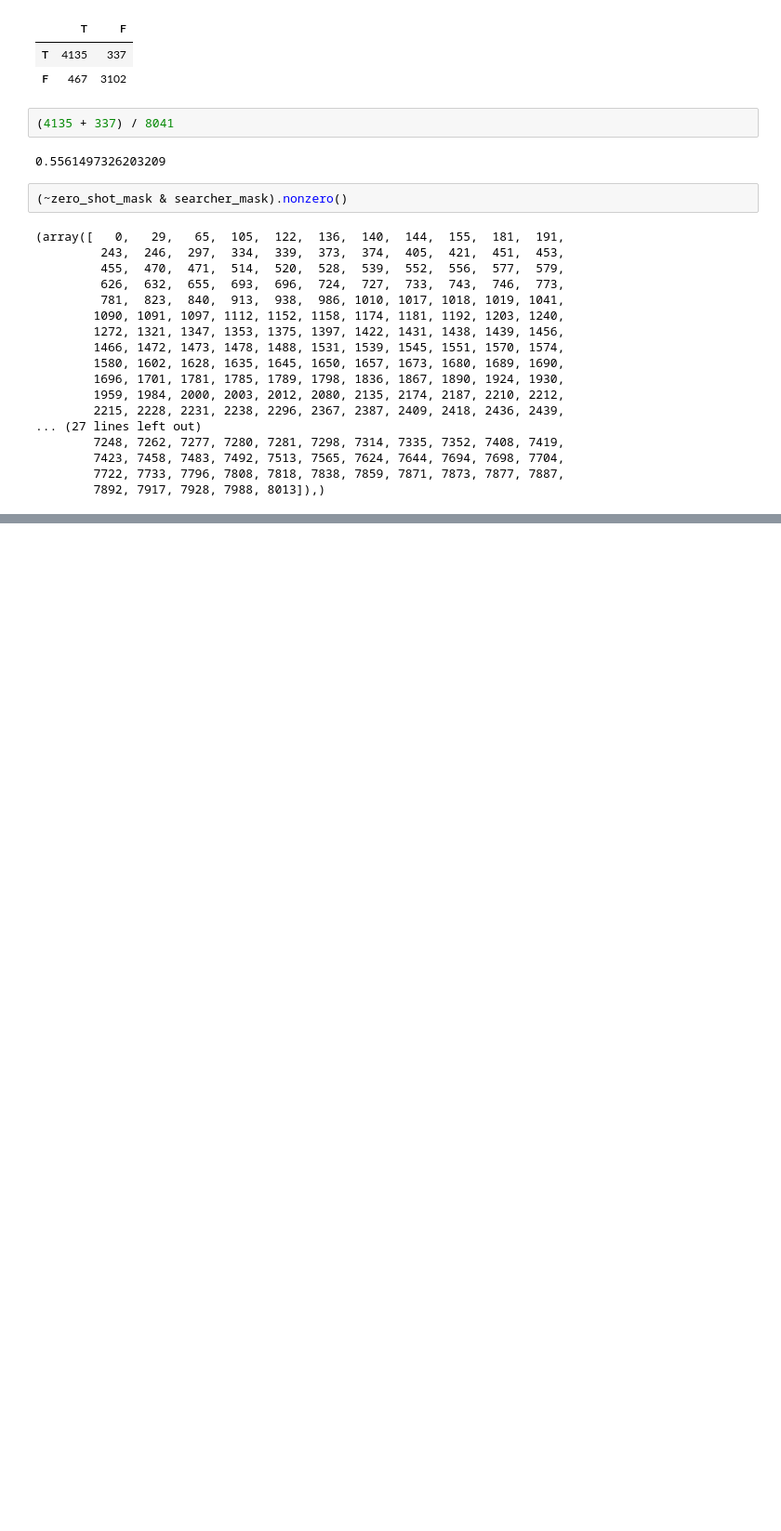
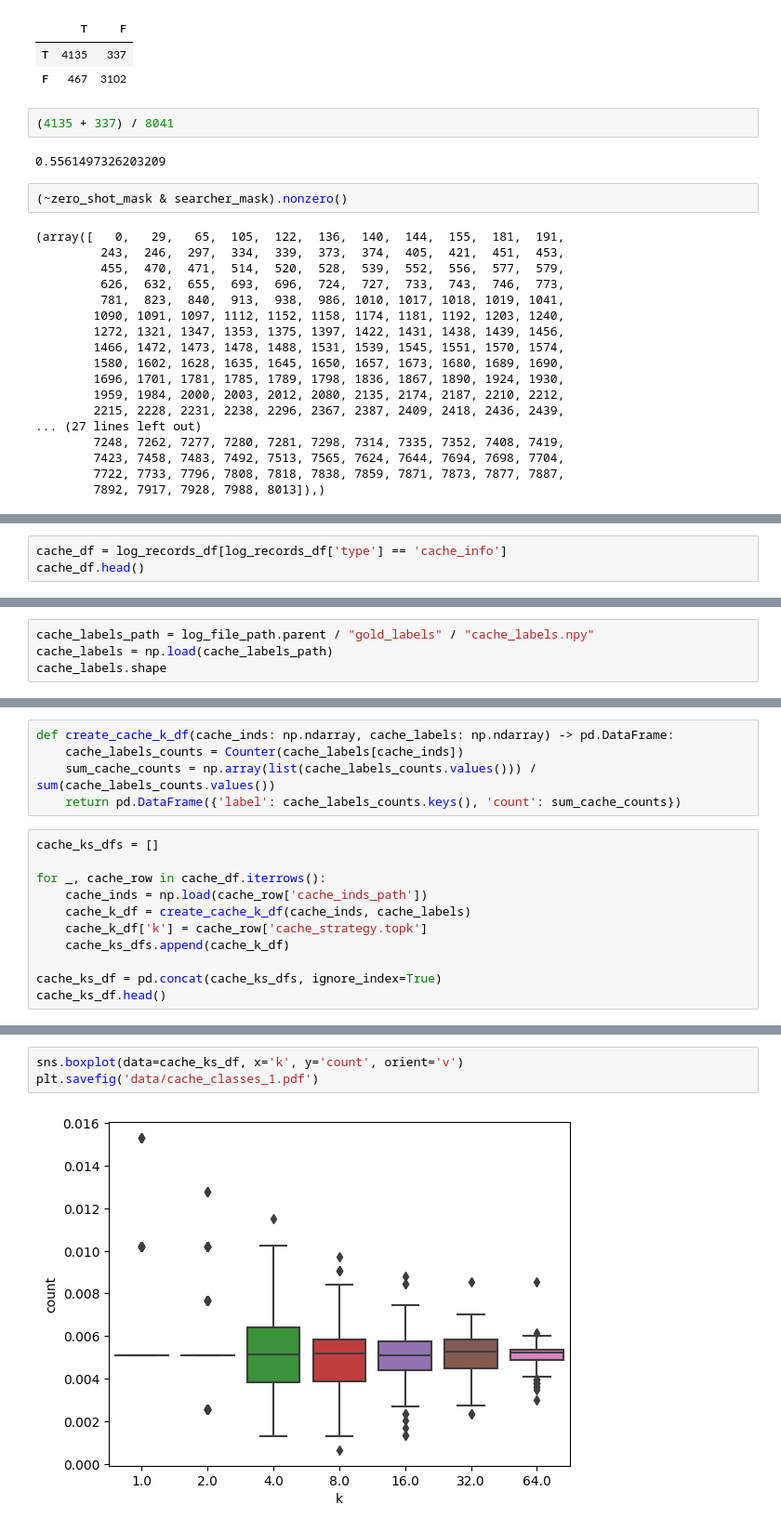
Before and after one commit to myrachins/summer-clip, a Jupyter notebook: summer_clip/clip_searcher/runs_analysis/preds_analysis.ipynb, the cells around one changed output, grey strips where cells are left out. Shown at 93% size. Cells and saved outputs as stored; diff of their text form; blank space fills up the shorter version.

Commit message:
cache classes

```diff
--- a/summer_clip/clip_searcher/runs_analysis/preds_analysis.ipynb
+++ b/summer_clip/clip_searcher/runs_analysis/preds_analysis.ipynb
@@ -87,0 +92,3 @@ pd.DataFrame([[tt, tf], [ft, ff]], columns=['T', 'F'], index=['T', 'F'])
+# %%
+cache_df = log_records_df[log_records_df['type'] == 'cache_info']
+cache_df.head()
@@ -87,0 +102,4 @@ pd.DataFrame([[tt, tf], [ft, ff]], columns=['T', 'F'], index=['T', 'F'])
+# %%
+cache_labels_path = log_file_path.parent / "gold_labels" / "cache_labels.npy"
+cache_labels = np.load(cache_labels_path)
+cache_labels.shape
@@ -87,0 +108,16 @@ pd.DataFrame([[tt, tf], [ft, ff]], columns=['T', 'F'], index=['T', 'F'])
+# %%
+def create_cache_k_df(cache_inds: np.ndarray, cache_labels: np.ndarray) -> pd.DataFrame:
+    cache_labels_counts = Counter(cache_labels[cache_inds])
+    sum_cache_counts = np.array(list(cache_labels_counts.values())) / sum(cache_labels_counts.values())
+    return pd.DataFrame({'label': cache_labels_counts.keys(), 'count': sum_cache_counts})
+# %%
+cache_ks_dfs = []
+
+for _, cache_row in cache_df.iterrows():
+    cache_inds = np.load(cache_row['cache_inds_path'])
+    cache_k_df = create_cache_k_df(cache_inds, cache_labels)
+    cache_k_df['k'] = cache_row['cache_strategy.topk']
+    cache_ks_dfs.append(cache_k_df)
+
+cache_ks_df = pd.concat(cache_ks_dfs, ignore_index=True)
+cache_ks_df.head()
@@ -87,0 +131,5 @@ pd.DataFrame([[tt, tf], [ft, ff]], columns=['T', 'F'], index=['T', 'F'])
+# %%
+sns.boxplot(data=cache_ks_df, x='k', y='count', orient='v')
+plt.savefig('data/cache_classes_1.pdf')
+# %% [output]
+[figure, added]
```
Also changed, not shown: parts of 5 cells of this notebook.
